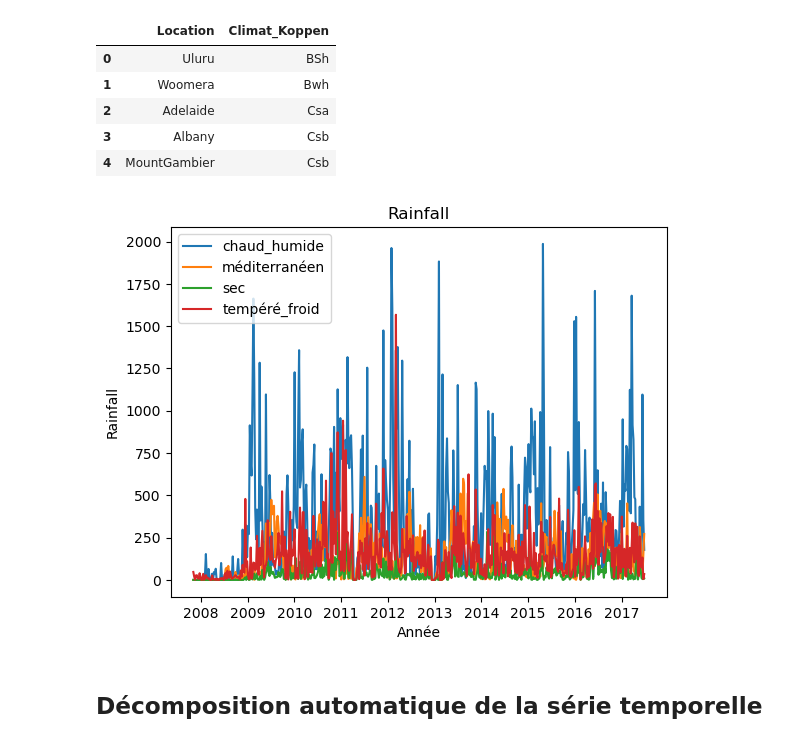
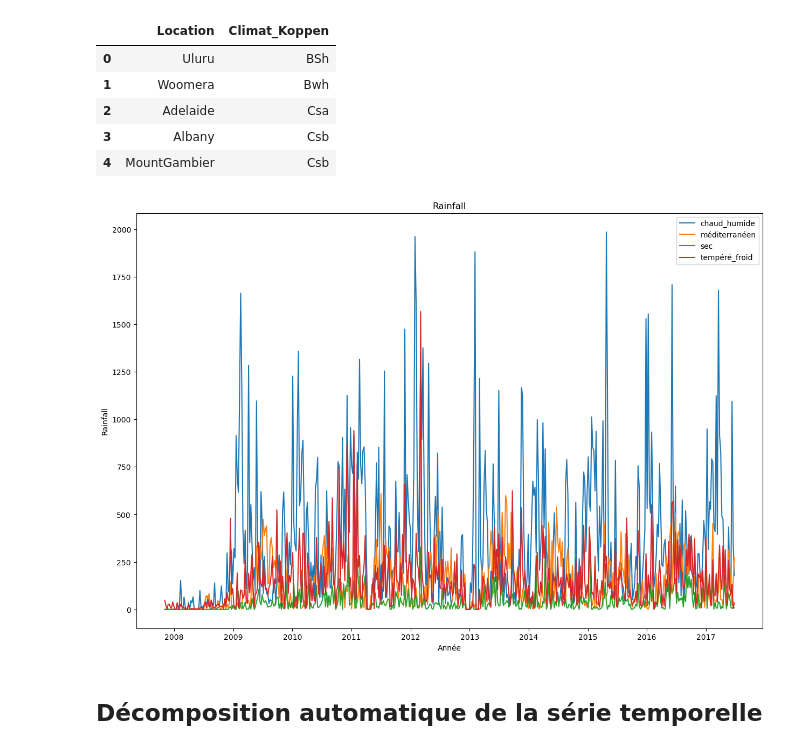
Before and after one commit to jo-charles/pyAusRainfall, a Jupyter notebook: pyAusRainfall_Time_series.ipynb, the cells around one changed output. Saved outputs shown, nothing was run; the diff lists cells and outputs as text; code cells hidden in the pictures.

```diff
--- a/pyAusRainfall_Time_series.ipynb
+++ b/pyAusRainfall_Time_series.ipynb
@@ -55,11 +55,12 @@ data['Date']=pd.to_datetime(data['Date'])
 data.set_index(['Date'] , inplace=True)
 data = data.resample('W').sum()
 # %%
+plt.figure(figsize=(15,10))
 plt.plot(data, label=data.columns.droplevel())
 plt.title('Rainfall')
 plt.xlabel('Année')
 plt.ylabel('Rainfall')
 plt.legend()
 plt.show()
 # %% [output]
-[figure, old version]
+[figure, new version]
```
Also changed, not shown: parts of 12 cells of this notebook.
